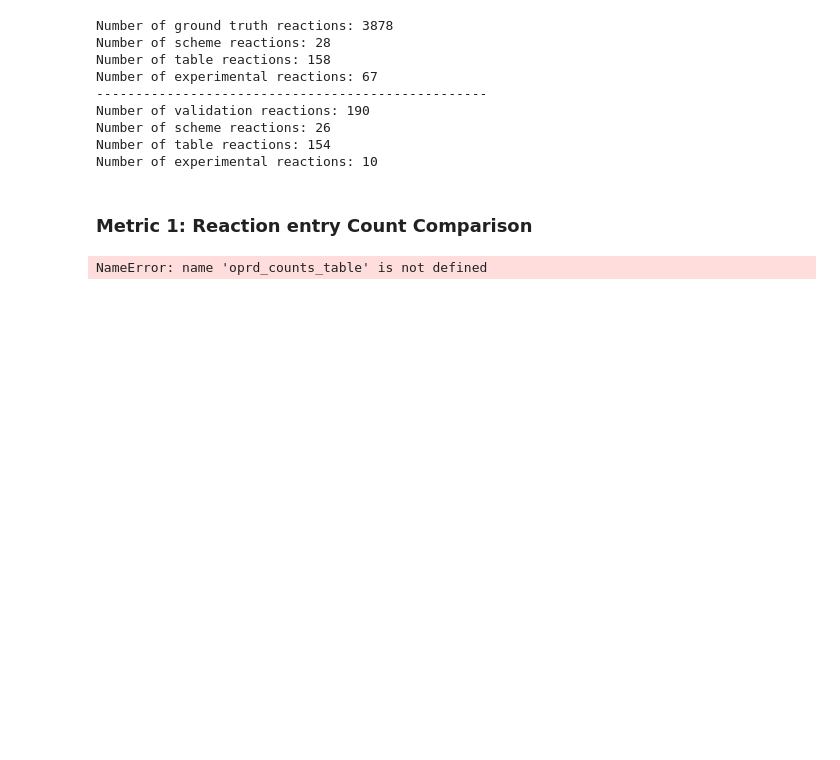
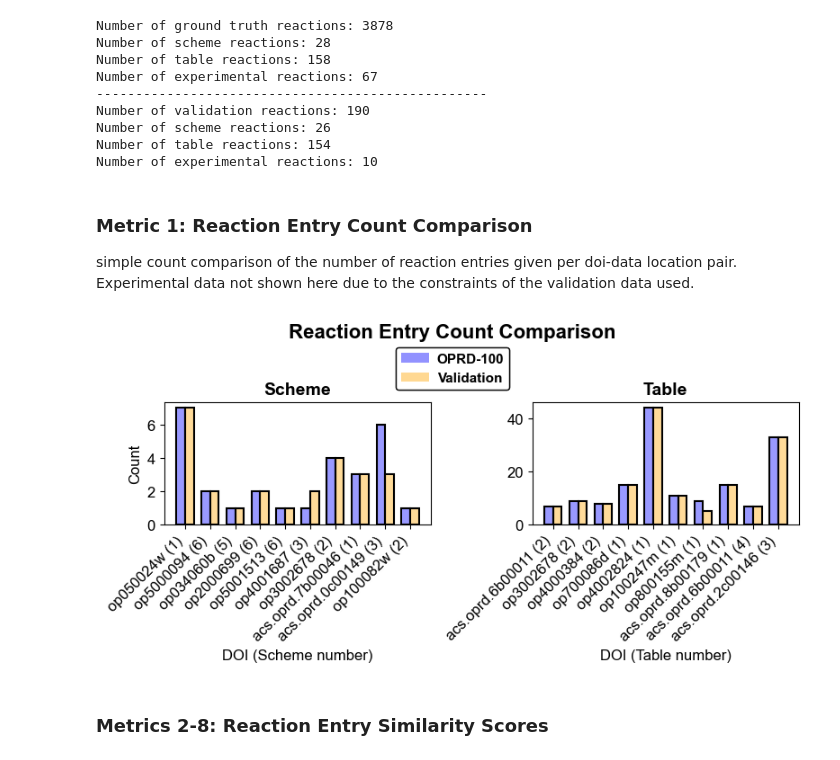
Before and after one commit to bdeadman/OPRD-100, a Jupyter notebook: notebooks/example_scoring.ipynb, the cells around one changed output. Cells and saved outputs as stored; diff of their text form; code cells hidden in the pictures; blank space fills up the shorter version.

```diff
--- a/notebooks/example_scoring.ipynb
+++ b/notebooks/example_scoring.ipynb
@@ -5,6 +5,8 @@ This notebook provides an example similarity scoring assessment of a reaction da
 # %%
 import sys
 sys.path.append('../src')
+import pandas as pd
+import numpy as np
 from validation import DataComparer
 from plotting import Plot
 
@@ -12,7 +14,7 @@ from plotting import Plot
 dc = DataComparer("../data/validation_reactions.json")
 
 # Output filepath for plots
-output_filepath = "../results/validation_plots/"
+output_filepath = "../results/"
 # %% [markdown]
 ### Split the datasets up into groups for Scheme, Table and Experimental
 # %%
@@ -51,37 +53,64 @@ Number of scheme reactions: 26
 Number of table reactions: 154
 Number of experimental reactions: 10
 # %% [markdown]
-### Metric 1: Reaction entry Count Comparison
+### Metric 1: Reaction Entry Count Comparison
+
+simple count comparison of the number of reaction entries given per doi-data location pair. Experimental data not shown here due to the constraints of the validation data used.
 # %%
 
 # Count  the number of reaction entries in each doi-data location pair
 oprd_counts_table, val_counts_table = dc.get_entry_counts(
     dc.oprd_table_data,
     dc.val_table_data
 )
 oprd_counts_scheme, val_counts_scheme = dc.get_entry_counts(
     dc.oprd_scheme_data,
     dc.val_scheme_data
 )
 
+# Extract keys and values for plotting - remove tuple formatting for keys
 oprd_counts_table_values = list(oprd_counts_table.values())
 oprd_counts_table_keys = list(i[0] + f" ({i[-1]})" for i in oprd_counts_table.keys())
 val_counts_table_values = list(val_counts_table.values())
 val_counts_table_keys = list(i[0] + f" ({i[-1]})" for i in val_counts_table.keys())
 oprd_counts_scheme_values = list(oprd_counts_scheme.values())
 oprd_counts_scheme_keys = list(i[0] + f" ({i[-1]})" for i in oprd_counts_scheme.keys())
 val_counts_scheme_values = list(val_counts_scheme.values())
 val_counts_scheme_keys = list(i[0] + f" ({i[-1]})" for i in val_counts_scheme.keys())
 
 # Plot the counts for schemes and tables
-shared_title_fontdict = {'fontsize': 18, 'fontweight': 'bold'}
-label_fontdict = {'fontsize': 14, }
+shared_title_fontdict = {'fontsize': 16, 'fontweight': 'bold'}
+label_fontdict = {'fontsize': 12, }
 tick_fontdict = {'fontsize': 12}
-legend_fontdict = {'size': 14, }
-plot = Plot(n_rows=1, n_cols=1, figsize=(8, 4), shared_title="Reaction Entry Count Comparison", shared_title_fontdict=shared_title_fontdict, label_fontdict=label_fontdict, tick_fontdict=tick_fontdict, legend_fontdict=legend_fontdict)
+legend_fontdict = {'size': 15, }
+plot = Plot(n_rows=1, n_cols=2, figsize=(8, 4), shared_title="Reaction Entry Count Comparison\n", shared_title_fontdict=shared_title_fontdict, label_fontdict=label_fontdict, tick_fontdict=tick_fontdict, legend_fontdict=legend_fontdict)
 
-plot.add_bar(row=0, col=0, categories = oprd_counts_scheme_keys, values=[oprd_counts_scheme_values, val_counts_scheme_values], side_by_side=True, title="Scheme",bar_labels = ["OPRD-100", "Validation"],colour = ["blue", "orange"], x_label="DOI (Scheme number)", y_label="Count", alpha=0.4, rotation=45)
+plot.add_bar(row=0, col=0, categories = oprd_counts_scheme_keys, values=[oprd_counts_scheme_values, val_counts_scheme_values], side_by_side=True, title="Scheme",bar_labels = ["", ""],colour = ["blue", "orange"], x_label="DOI (Scheme number)", y_label="Count", alpha=0.4, rotation=45)
 
-plot.plot(savefig=True, filepath=output_filepath + "SchemeReactionEntryCountComparison.png")
+plot.add_bar(row=0, col=1, categories = oprd_counts_table_keys, values=[oprd_counts_table_values, val_counts_table_values], side_by_side=True, title="Table",bar_labels = ["", ""],colour = ["blue", "orange"], x_label="DOI (Table number)", y_label="", alpha=0.4, rotation=45)
+
+
+entries = [
+    {'label': 'OPRD-100', 'color': 'blue', 'alpha': 0.4},
+    {'label': 'Validation', 'color': 'orange', 'alpha': 0.4},
+]
+
+plot.add_figure_legend(
+    entries,
+    title=None,
+    anchor=(0.5, 0.775),   # centered at bottom of the entire figure
+    loc='lower center',
+    frame=True,
+    frame_facecolor='white',
+    frame_alpha=0.9,
+    frame_edgecolor='black',
+    ncol=1,
+    label_fontsize=11,
+    label_fontweight='bold'
+)
+
+plot.plot(savefig=True, filepath=output_filepath + "ReactionEntryCountComparison.png")
 # %% [output]
-NameError: name 'oprd_counts_table' is not defined
+[figure, added]
+# %% [markdown]
+### Metrics 2-8: Reaction Entry Similarity Scores
```
Also changed, not shown: parts of 12 cells of this notebook.
